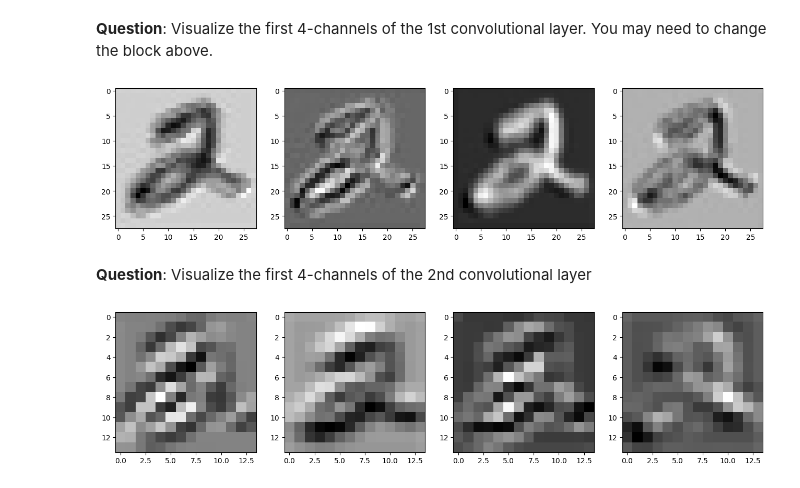
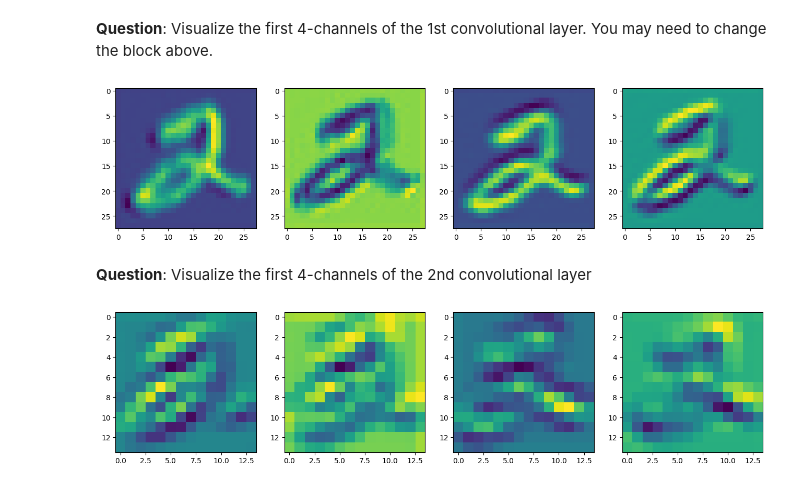
Before and after one commit to Marcusleeleelee/Other_ML-DL-practice, a Jupyter notebook: IERG4160_In_Class_Lab_Network_Training.ipynb, the cells around one changed output. Drawn from its saved outputs; the diff is of its cells as text; code cells hidden in the pictures.

```diff
--- a/IERG4160_In_Class_Lab_Network_Training.ipynb
+++ b/IERG4160_In_Class_Lab_Network_Training.ipynb
@@ -654,27 +638,27 @@ channels = conv1_output[:, :4, :, :]
 channels_np = channels.squeeze().detach().numpy()
 
 plt.figure(figsize=(16, 4))
-plt.subplot(1, 4, 1); plt.imshow(channels_np[0], cmap='gray')
-plt.subplot(1, 4, 2); plt.imshow(channels_np[1], cmap='gray')
-plt.subplot(1, 4, 3); plt.imshow(channels_np[2], cmap='gray')
-plt.subplot(1, 4, 4); plt.imshow(channels_np[3], cmap='gray')
+plt.subplot(1, 4, 1); plt.imshow(channels_np[0])
+plt.subplot(1, 4, 2); plt.imshow(channels_np[1])
+plt.subplot(1, 4, 3); plt.imshow(channels_np[2])
+plt.subplot(1, 4, 4); plt.imshow(channels_np[3])
 plt.show()
 # %% [output]
-[figure, old version]
+[figure, new version]
 # %% [markdown]
 **Question**:  Visualize the first 4-channels of the 2nd convolutional layer
 # %%
 
 # Your code goes here
 conv2_output = model_3.network[3](model_3.network[2](model_3.network[1](model_3.network[0](test_image_torch))))
 channels = conv2_output[:, :4, :, :]
 channels_np = channels.squeeze().detach().numpy()
 
 plt.figure(figsize=(16, 4))
-plt.subplot(1, 4, 1); plt.imshow(channels_np[0], cmap='gray')
-plt.subplot(1, 4, 2); plt.imshow(channels_np[1], cmap='gray')
-plt.subplot(1, 4, 3); plt.imshow(channels_np[2], cmap='gray')
-plt.subplot(1, 4, 4); plt.imshow(channels_np[3], cmap='gray')
+plt.subplot(1, 4, 1); plt.imshow(channels_np[0])
+plt.subplot(1, 4, 2); plt.imshow(channels_np[1])
+plt.subplot(1, 4, 3); plt.imshow(channels_np[2])
+plt.subplot(1, 4, 4); plt.imshow(channels_np[3])
 plt.show()
 # %% [output]
-[figure, old version]
+[figure, new version]
```
Also changed, not shown: parts of 9 cells of this notebook.
